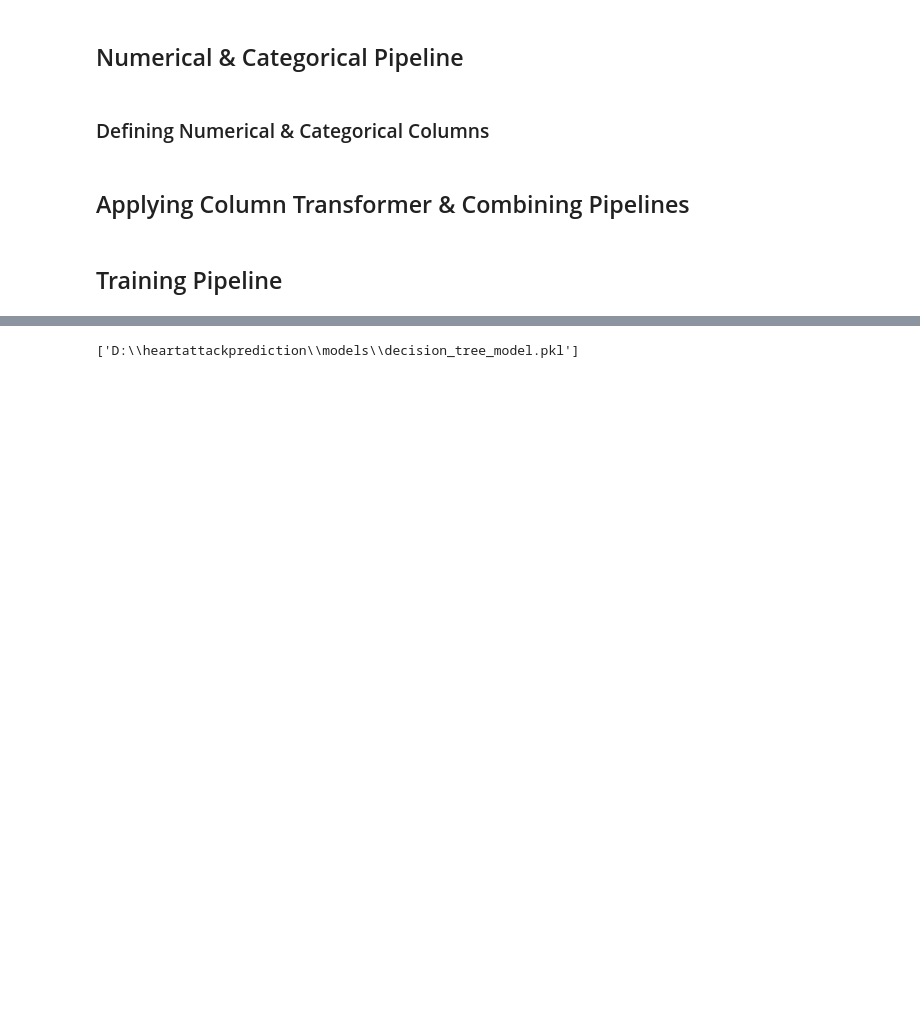
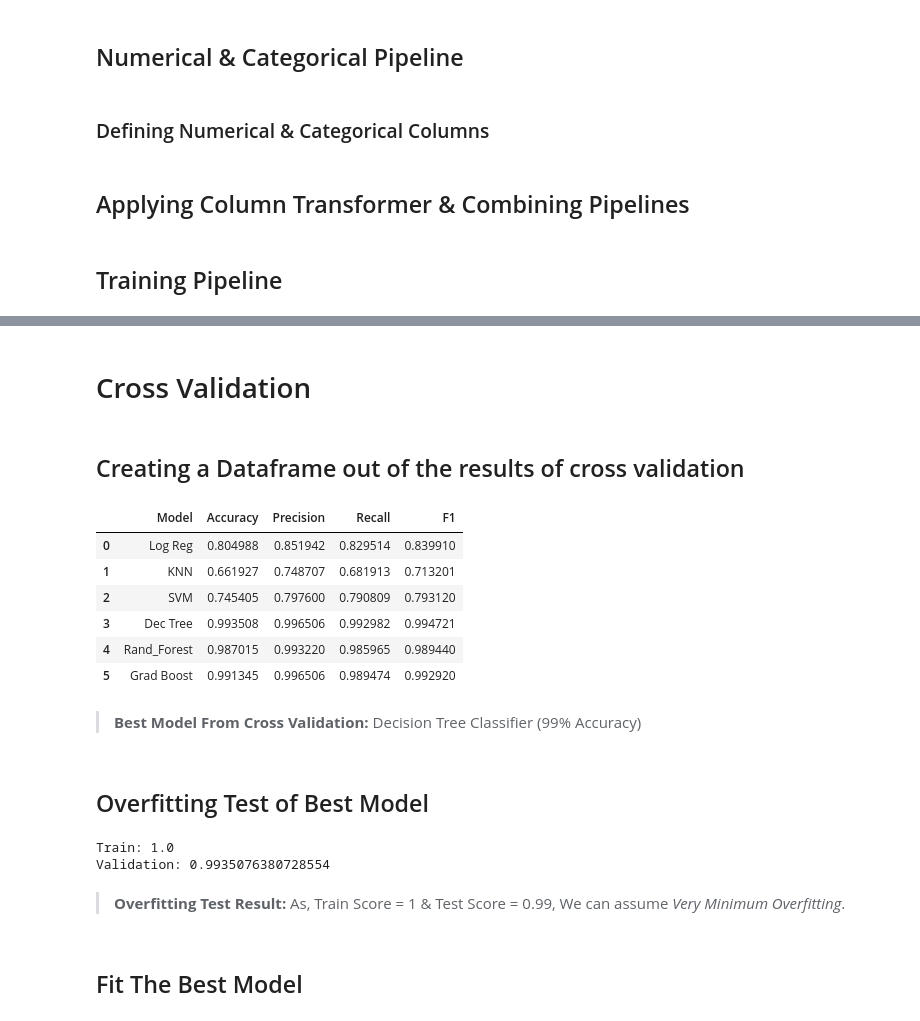
Before and after one commit to saurodeepde7384-glitch/Heart-Disease-Prediction, a Jupyter notebook: notebooks/heartattack_model_training.ipynb, the cells around one changed output, grey strips where cells are left out. Cells and saved outputs as stored; diff of their text form; code cells hidden in the pictures; blank space fills up the shorter version.

```diff
--- a/notebooks/heartattack_model_training.ipynb
+++ b/notebooks/heartattack_model_training.ipynb
@@ -195,2 +115,0 @@ Pipeline(steps=[('preprocessor',
-# %%
-model_dec_tree.fit(X_train_cp,y_train_cp)
@@ -217,2 +115,0 @@ Pipeline(steps=[('preprocessor',
-# %%
-model_rand_forest.fit(X_train_cp,y_train_cp)
@@ -239,2 +115,0 @@ Pipeline(steps=[('preprocessor',
-# %%
-model_grad_boost.fit(X_train_cp,y_train_cp)
@@ -319,4 +116,4 @@ GRADIANT BOOST               0.9797979797979798               0.9755102040816327
-# %%
-joblib.dump(model_dec_tree, 'D:\heartattackprediction\models\decision_tree_model.pkl')
-# %% [output]
-['D:\\heartattackprediction\\models\\decision_tree_model.pkl']
+# %% [markdown]
+# Cross Validation
+# %%
+cv = StratifiedKFold(n_splits=5,shuffle=True,random_state=42)
@@ -322,0 +204,45 @@ joblib.dump(model_dec_tree, 'D:\heartattackprediction\models\decision_tree_model
+# %% [markdown]
+## Creating a Dataframe out of the results of cross validation
+# %%
+cv_df = pd.DataFrame({
+    "Model":["Log Reg","KNN","SVM","Dec Tree","Rand_Forest","Grad Boost"],
+    "Accuracy":[Accuracy_log_reg,Accuracy_knn,Accuracy_svm,Accuracy_dec_tree,Accuracy_rand_forest,Accuracy_grad_boost],
+    "Precision":[Precision_log_reg,Precision_knn,Precision_svm,Precision_dec_tree,Precision_rand_forest,Precision_grad_boost],
+    "Recall":[Recall_log_reg,Recall_knn,Recall_svm,Recall_dec_tree,Recall_rand_forest,Recall_grad_boost],
+    "F1":[F1_log_reg,F1_knn,F1_svm,F1_dec_tree,F1_rand_forest,F1_grad_boost]
+})
+
+cv_df
+# %% [output]
+|  | Model | Accuracy | Precision | Recall | F1 |
+| 0 | Log Reg | 0.804988 | 0.851942 | 0.829514 | 0.839910 |
+| 1 | KNN | 0.661927 | 0.748707 | 0.681913 | 0.713201 |
+| 2 | SVM | 0.745405 | 0.797600 | 0.790809 | 0.793120 |
+| 3 | Dec Tree | 0.993508 | 0.996506 | 0.992982 | 0.994721 |
+| 4 | Rand_Forest | 0.987015 | 0.993220 | 0.985965 | 0.989440 |
+| 5 | Grad Boost | 0.991345 | 0.996506 | 0.989474 | 0.992920 |
+# %% [markdown]
+> **Best Model From Cross Validation:** Decision Tree Classifier (99% Accuracy)
+# %% [markdown]
+## Overfitting Test of Best Model
+# %%
+from sklearn.model_selection import cross_validate
+
+scores_overfit_test = cross_validate(
+    model_dec_tree,
+    X_train,
+    y_train,
+    cv=cv,
+    scoring="accuracy",
+    return_train_score=True
+)
+
+print("Train:", scores_overfit_test["train_score"].mean())
+print("Validation:", scores_overfit_test["test_score"].mean())
+# %% [output]
+Train: 1.0
+Validation: 0.9935076380728554
+# %% [markdown]
+> **Overfitting Test Result:** As, Train Score = 1 & Test Score = 0.99, We can assume *Very Minimum Overfitting*.
+# %% [markdown]
+## Fit The Best Model
```
Also changed, not shown: parts of 28 cells of this notebook, 1 other file.
